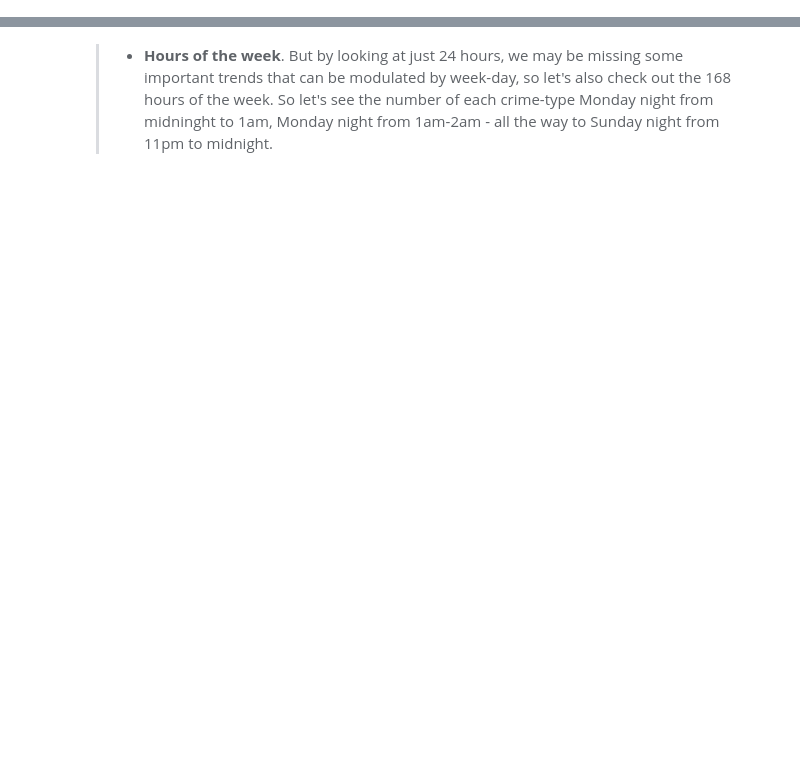
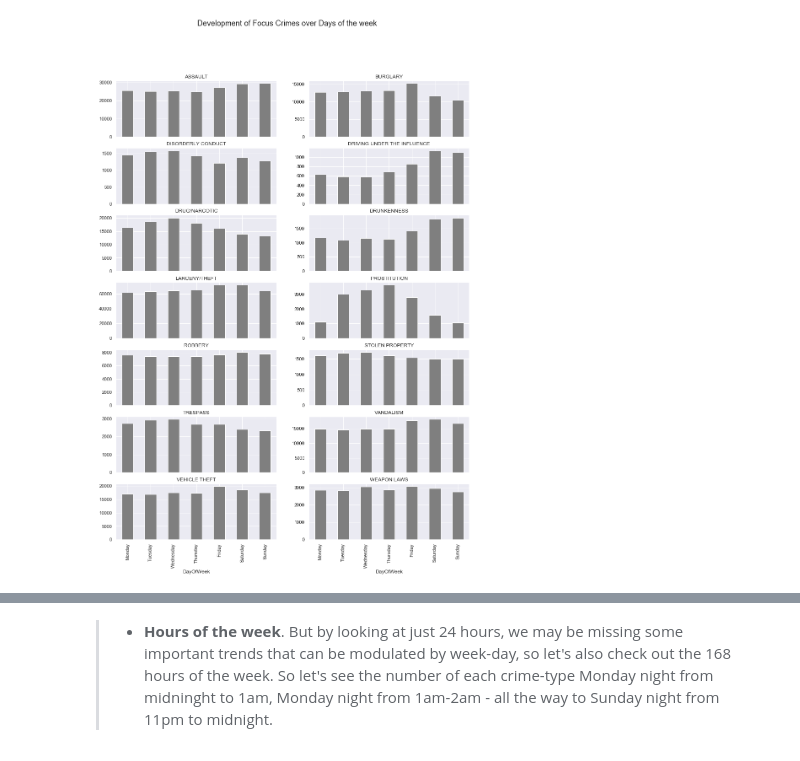
Before and after one commit to AbdulstarKousa/social-data-analysis, a Jupyter notebook: Assignment/Assignment 1.ipynb, the cells around one changed output, grey strips where cells are left out. Cells and saved outputs as stored; diff of their text form; code cells hidden in the pictures; blank space fills up the shorter version.

```diff
--- a/Assignment/Assignment 1.ipynb
+++ b/Assignment/Assignment 1.ipynb
@@ -144,0 +13,12 @@ Lastly, **Disorderly conduct** as well as **Tresspass** happen mainly at moning
+# %%
+import numpy as np
+import pandas as pd
+import os
+
+get_ipython().run_line_magic('matplotlib', 'inline')
+import matplotlib.pyplot as plt
+import seaborn as sns
+sns.set() # Set searborn as default
+
+import folium       # for map
+import calendar     # time realted columns from the dataset
@@ -144,0 +29,9 @@ Lastly, **Disorderly conduct** as well as **Tresspass** happen mainly at moning
+# %%
+# Importing dataset using os
+fileName = 'Police_Department_Incident_Reports__Historical_2003_to_May_2018.csv'
+filePath = os.path.abspath(os.path.join(os.getcwd(), '..' ,'Datasets', fileName))
+Data = pd.read_csv(filePath)
+
+# Removing the 2018 (since we don't have full data for 2018)
+Data['Year'] = pd.to_datetime(Data['Date']).dt.year
+Data = Data[Data['Year'] != 2018]
@@ -144,0 +43,4 @@ Lastly, **Disorderly conduct** as well as **Tresspass** happen mainly at moning
+# %%
+focuscrimes = set(['WEAPON LAWS', 'PROSTITUTION', 'DRIVING UNDER THE INFLUENCE', 'ROBBERY', 'BURGLARY', 'ASSAULT', 'DRUNKENNESS', 'DRUG/NARCOTIC', 'TRESPASS', 'LARCENY/THEFT', 'VANDALISM', 'VEHICLE THEFT', 'STOLEN PROPERTY', 'DISORDERLY CONDUCT'])
+focuscrimes_lst = list(focuscrimes)
+data = Data[Data['Category'].isin(list(focuscrimes))]
@@ -144,0 +53,17 @@ Lastly, **Disorderly conduct** as well as **Tresspass** happen mainly at moning
+# %%
+# First Transfer 'DayOfWeek' from Categorical to ordered Categorical variable
+cats = ['Monday', 'Tuesday', 'Wednesday', 'Thursday', 'Friday', 'Saturday', 'Sunday']
+data['DayOfWeek'] = pd.Categorical(data['DayOfWeek'], categories=cats, ordered=True)
+
+# Then order the focuscrimes_lst to match the given figures order
+focuscrimes_lst.sort()
+
+# Finally start plotting
+fig, axs = plt.subplots(7, 2,figsize=(15, 20), sharex=True)
+fig.suptitle('Development of Focus Crimes over Days of the week', fontsize=18)
+grouping = data.groupby(['Category','DayOfWeek'])['PdId'].count()
+for i,ax in enumerate(axs.flat):
+    ax.set(title=focuscrimes_lst[i])
+    grouping[focuscrimes_lst[i]].plot(kind='bar',ax=ax, color= 'tab:gray')
+# %% [output]
+[figure, added]
```
Also changed, not shown: parts of 96 cells of this notebook, 2 other files.
